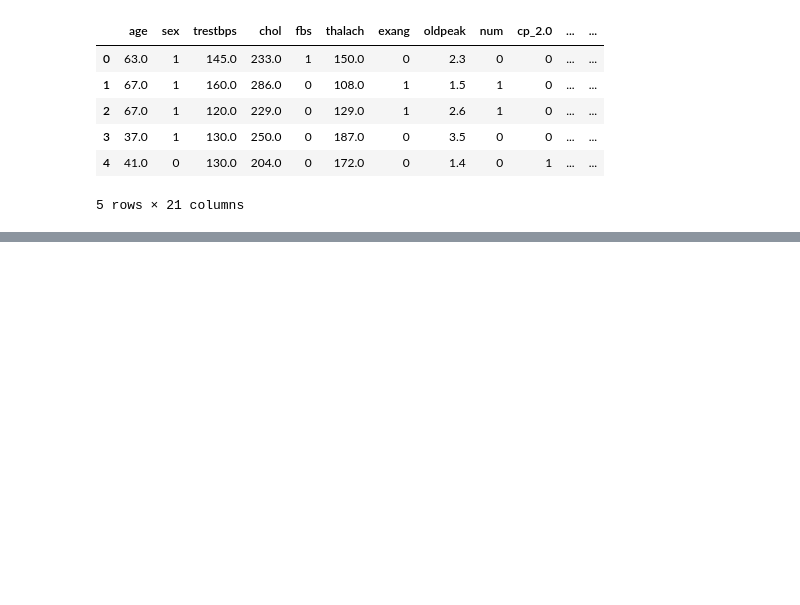
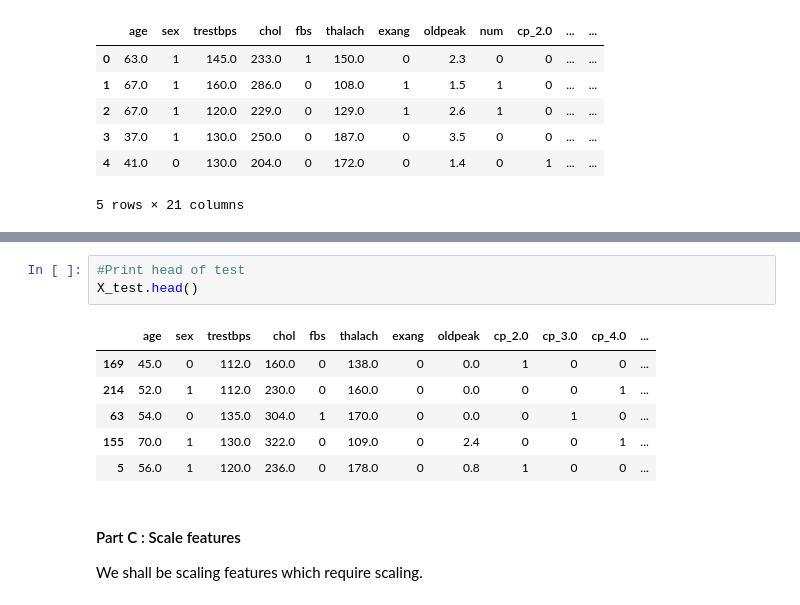
Before and after one commit to sisupalan/heart_disease_prediction, a Jupyter notebook: notebooks/heart_disease.ipynb, the cells around one changed output, grey strips where cells are left out. Saved outputs shown, nothing was run; the diff lists cells and outputs as text; blank space fills up the shorter version.

```diff
--- a/notebooks/heart_disease.ipynb
+++ b/notebooks/heart_disease.ipynb
@@ -303,0 +349,14 @@ df.head()
+# %%
+#Print head of test
+X_test.head()
+# %% [output]
+|  | age | sex | trestbps | chol | fbs | thalach | exang | oldpeak | cp_2.0 | cp_3.0 | cp_4.0 | ... |
+| 169 | 45.0 | 0 | 112.0 | 160.0 | 0 | 138.0 | 0 | 0.0 | 1 | 0 | 0 | ... |
+| 214 | 52.0 | 1 | 112.0 | 230.0 | 0 | 160.0 | 0 | 0.0 | 0 | 0 | 1 | ... |
+| 63 | 54.0 | 0 | 135.0 | 304.0 | 1 | 170.0 | 0 | 0.0 | 0 | 1 | 0 | ... |
+| 155 | 70.0 | 1 | 130.0 | 322.0 | 0 | 109.0 | 0 | 2.4 | 0 | 0 | 1 | ... |
+| 5 | 56.0 | 1 | 120.0 | 236.0 | 0 | 178.0 | 0 | 0.8 | 1 | 0 | 0 | ... |
+# %% [markdown]
+#### Part C : Scale features
+
+We shall be scaling features which require scaling.
```
Also changed, not shown: parts of 24 cells of this notebook, 1 other file.
